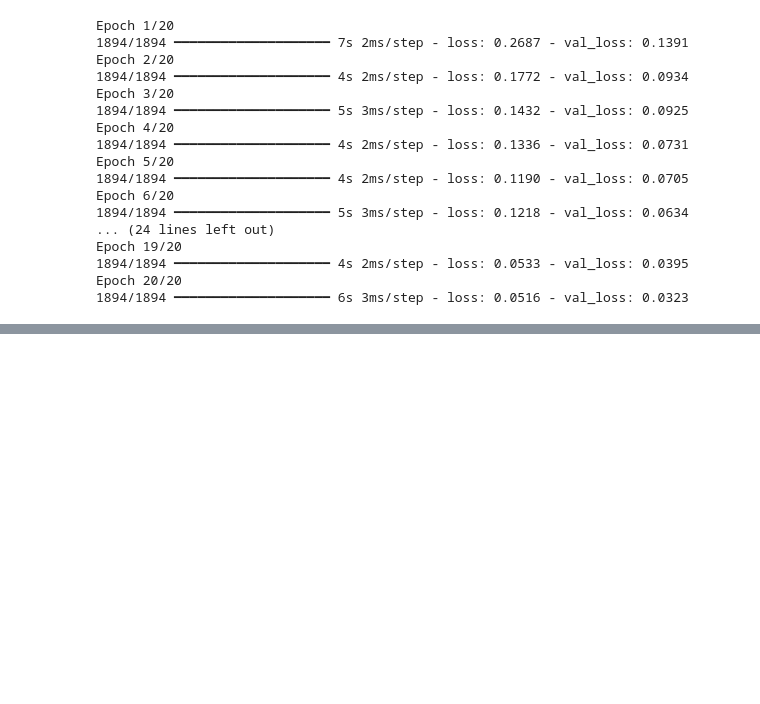
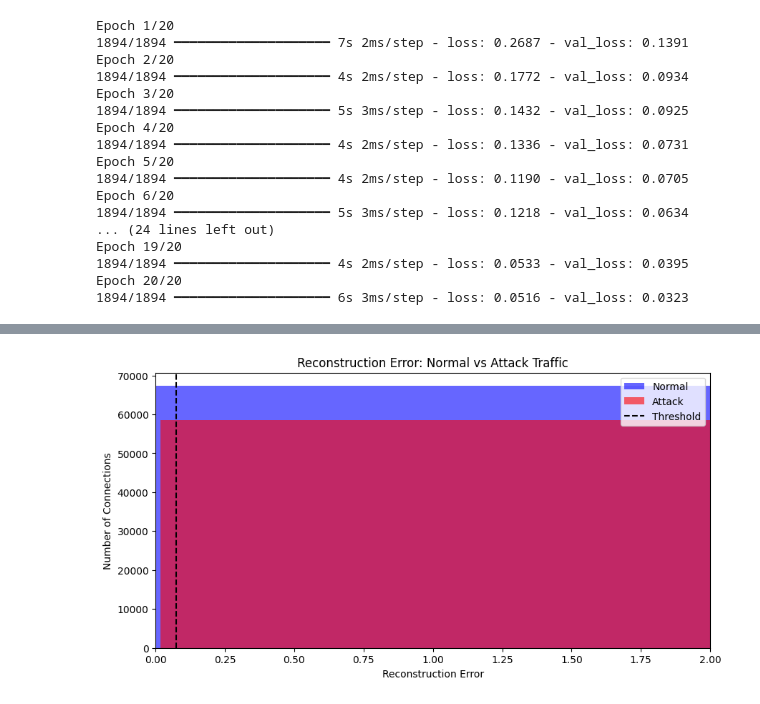
Before and after one commit to somadinakunegbu-star/ai-network-anomaly-detection, a Jupyter notebook: AI_Powered_Network_Anomaly_Detection_System.ipynb, the cells around one changed output, grey strips where cells are left out. Saved outputs shown, nothing was run; the diff lists cells and outputs as text; code cells hidden in the pictures; blank space fills up the shorter version.

```diff
--- a/AI_Powered_Network_Anomaly_Detection_System.ipynb
+++ b/AI_Powered_Network_Anomaly_Detection_System.ipynb
@@ -186,3 +186,18 @@ Epoch 19/20
 1894/1894 ━━━━━━━━━━━━━━━━━━━━ 4s 2ms/step - loss: 0.0533 - val_loss: 0.0395
 Epoch 20/20
 1894/1894 ━━━━━━━━━━━━━━━━━━━━ 6s 3ms/step - loss: 0.0516 - val_loss: 0.0323
+# %%
+import numpy as np
+
+# Run the test set through the autoencoder to get its reconstruction attempts
+X_test_reconstructed = autoencoder.predict(X_test)
+
+# Calculate reconstruction error for each row (Mean Squared Error per row)
+reconstruction_errors = np.mean(np.square(X_test - X_test_reconstructed), axis=1)
+
+# Let's compare: what's the average error for normal vs attack traffic?
+normal_errors = reconstruction_errors[y_test]      # y_test True = normal
+attack_errors = reconstruction_errors[~y_test]     # ~y_test = attack rows
+
+print("Average reconstruction error for NORMAL traffic:", normal_errors.mean())
+print("Average reconstruction error for ATTACK traffic:", attack_errors.mean())
@@ -188,0 +208,15 @@ Epoch 20/20
+# %%
+# Set the threshold using the 95th percentile of NORMAL traffic's error
+# (meaning: 95% of normal traffic falls below this error naturally)
+threshold = np.percentile(normal_errors, 95)
+print("Threshold set at:", threshold)
+
+# Now classify every row in the test set: is its error above the threshold?
+predicted_anomaly = reconstruction_errors > threshold
+
+# Compare predictions to the real answer key (y_test: True = normal, False = attack)
+actual_anomaly = ~y_test  # flip it, since True should mean "is an anomaly/attack"
+
+# How many did we get right?
+accuracy = (predicted_anomaly == actual_anomaly).mean()
+print("Overall accuracy:", accuracy)
@@ -188,0 +259,15 @@ Epoch 20/20
+# %%
+import matplotlib.pyplot as plt
+
+plt.figure(figsize=(10, 5))
+plt.hist(normal_errors, bins=50, alpha=0.6, label='Normal', color='blue')
+plt.hist(attack_errors, bins=50, alpha=0.6, label='Attack', color='red')
+plt.axvline(threshold, color='black', linestyle='--', label='Threshold')
+plt.xlabel('Reconstruction Error')
+plt.ylabel('Number of Connections')
+plt.title('Reconstruction Error: Normal vs Attack Traffic')
+plt.legend()
+plt.xlim(0, 2)  # zoom in so the chart is readable
+plt.show()
+# %% [output]
+[figure, added]
```
Also changed, not shown: parts of 5 cells of this notebook.
